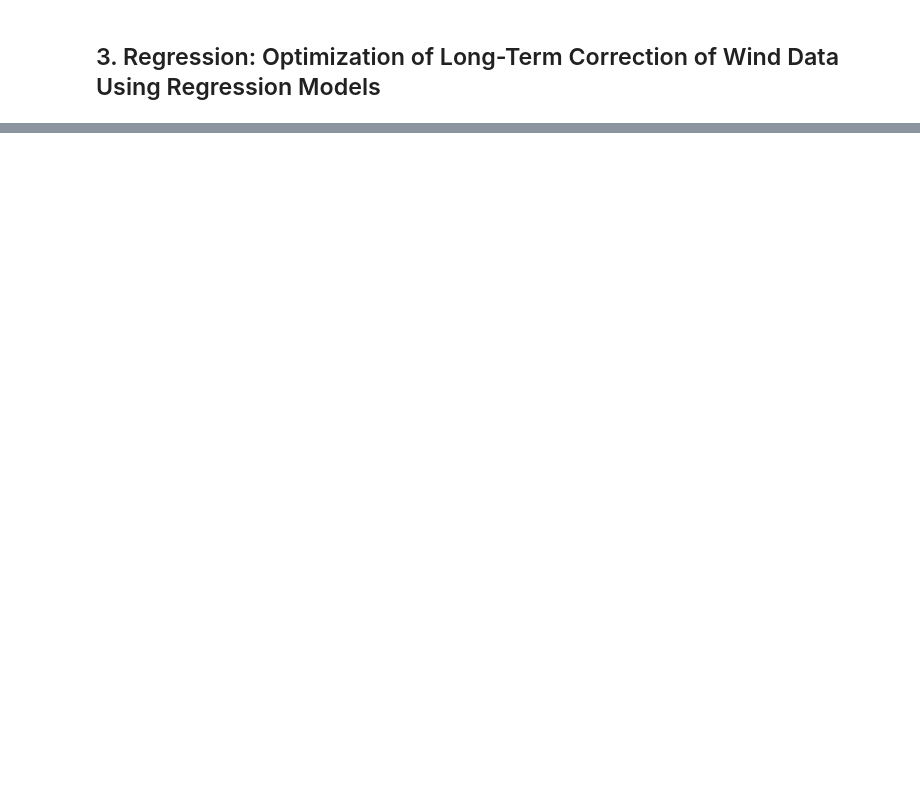
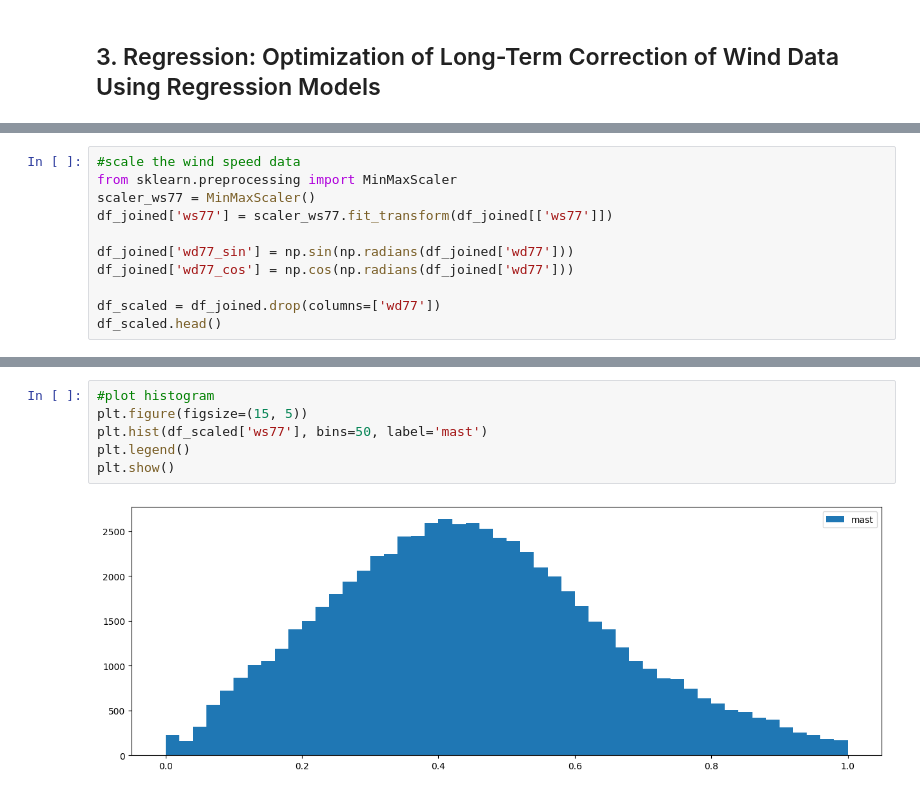
Before and after one commit to 00FA12/MAL-3, a Jupyter notebook: 3. Vestas - Predicting Wind Speed.ipynb, the cells around one changed output, grey strips where cells are left out. Drawn from its saved outputs; the diff is of its cells as text; blank space fills up the shorter version.

Commit message:
preprocessing done

```diff
--- a/3. Vestas - Predicting Wind Speed.ipynb
+++ b/3. Vestas - Predicting Wind Speed.ipynb
@@ -109,0 +314,11 @@ In session 8, we will do a Q/A if you have any questions. But as mentioned, try
+# %%
+#scale the wind speed data
+from sklearn.preprocessing import MinMaxScaler
+scaler_ws77 = MinMaxScaler()
+df_joined['ws77'] = scaler_ws77.fit_transform(df_joined[['ws77']])
+
+df_joined['wd77_sin'] = np.sin(np.radians(df_joined['wd77']))
+df_joined['wd77_cos'] = np.cos(np.radians(df_joined['wd77']))
+
+df_scaled = df_joined.drop(columns=['wd77'])
+df_scaled.head()
@@ -109,0 +332,8 @@ In session 8, we will do a Q/A if you have any questions. But as mentioned, try
+# %%
+#plot histogram
+plt.figure(figsize=(15, 5))
+plt.hist(df_scaled['ws77'], bins=50, label='mast')
+plt.legend()
+plt.show()
+# %% [output]
+[figure, added]
```
Also changed, not shown: parts of 14 cells of this notebook.
